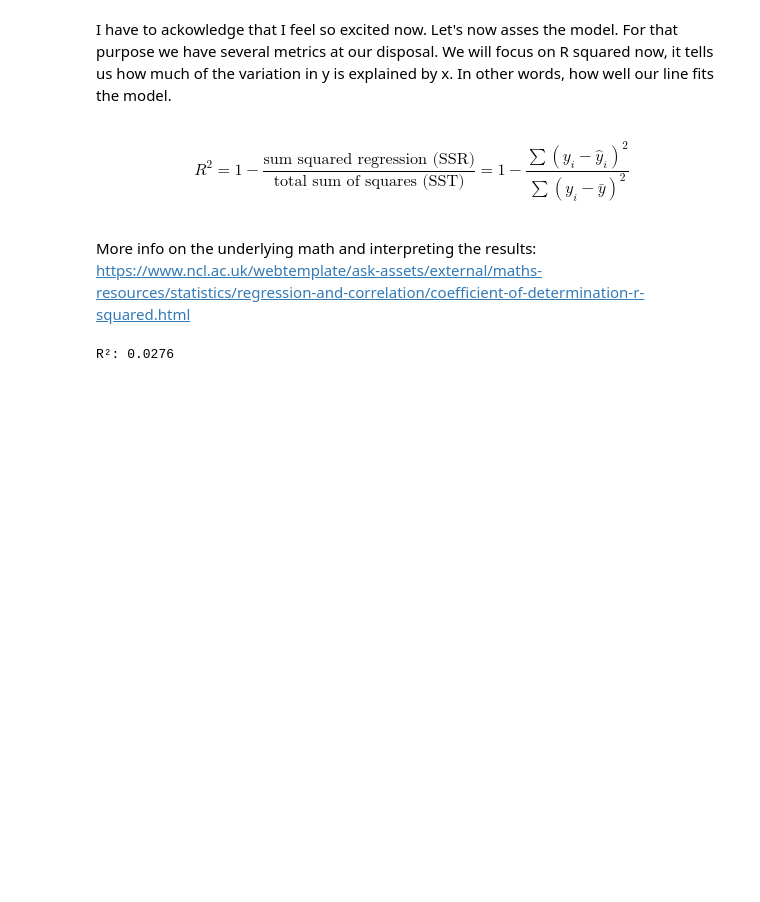
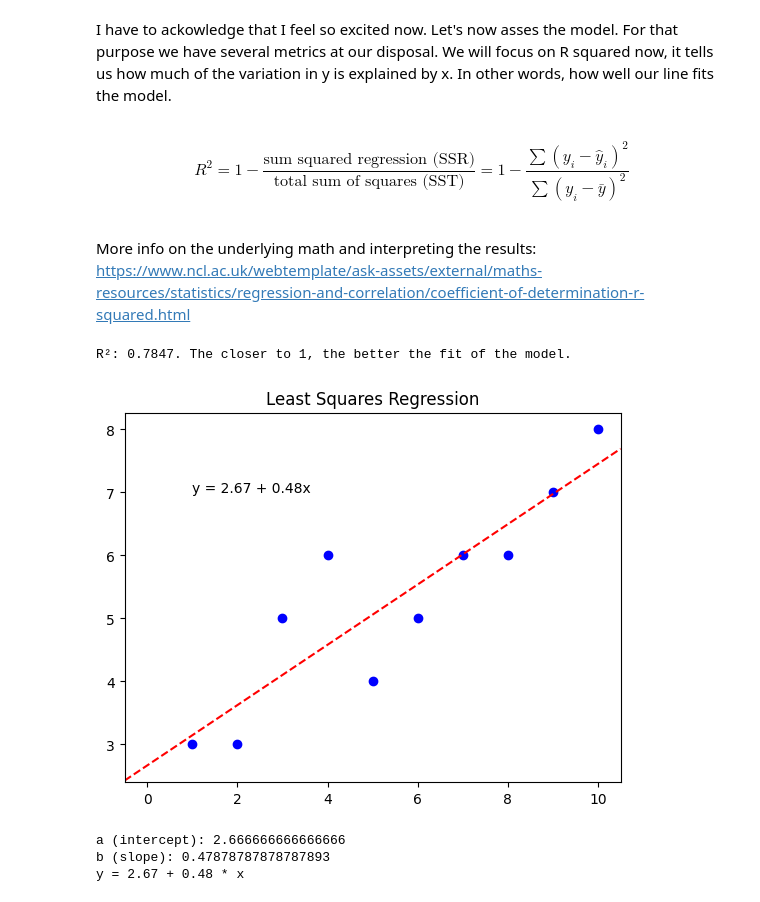
Before and after one commit to jrbayguade/LinearRegression_maths, a Jupyter notebook: python_regression.ipynb, the cells around one changed output. Drawn from its saved outputs; the diff is of its cells as text; code cells hidden in the pictures; blank space fills up the shorter version.

Commit message:
alsco calculate the linear regression with numpy and R2 to compare the results

```diff
--- a/python_regression.ipynb
+++ b/python_regression.ipynb
@@ -95,7 +95,33 @@ total_sum_of_squares = sum((y[i] - mean_y) ** 2 for i in range(len(y)))
 # Finally, we can calculate R²
 R_squared = 1 - (sum_of_squares / total_sum_of_squares)
 
-# Print the R² value. The closer to 1, the better the fit of the model.
-print(f"R²: {R_squared:.4f}")
+# Print the R² value.
+print(f"R²: {R_squared:.4f}. The closer to 1, the better the fit of the model.")
 # %% [output]
-R²: 0.0276
+R²: 0.7847. The closer to 1, the better the fit of the model.
+# %%
+# Least Squares Regression with numpy for comparison
+A = np.vstack([X, np.ones(len(X))]).T  # Design matrix: [X, 1]
+b, a = np.linalg.lstsq(A, y, rcond=None)[0]  # slope (b), intercept (a)
+
+# Print the values mostly for debugging purposes
+print(f"a (intercept): {a}")
+print(f"b (slope): {b}")
+print(f"y = {a:.2f} + {b:.2f} * x")
+
+# Plotting the least squares regression line
+plt.scatter(X, y, color='blue', label='Data Points')
+plt.title('Least Squares Regression')
+
+# Regression line
+plt.axline(xy1=(0, a), slope=b, color='red', linestyle='--',
+           label=f'y = {a:.2f} + {b:.2f}x')
+
+# Add equation text
+plt.text(min(X), max(y)-1, f"y = {a:.2f} + {b:.2f}x")
+plt.show()
+# %% [output]
+[figure, added]
+a (intercept): 2.666666666666666
+b (slope): 0.47878787878787893
+y = 2.67 + 0.48 * x
```
Also changed, not shown: parts of 2 cells of this notebook.
